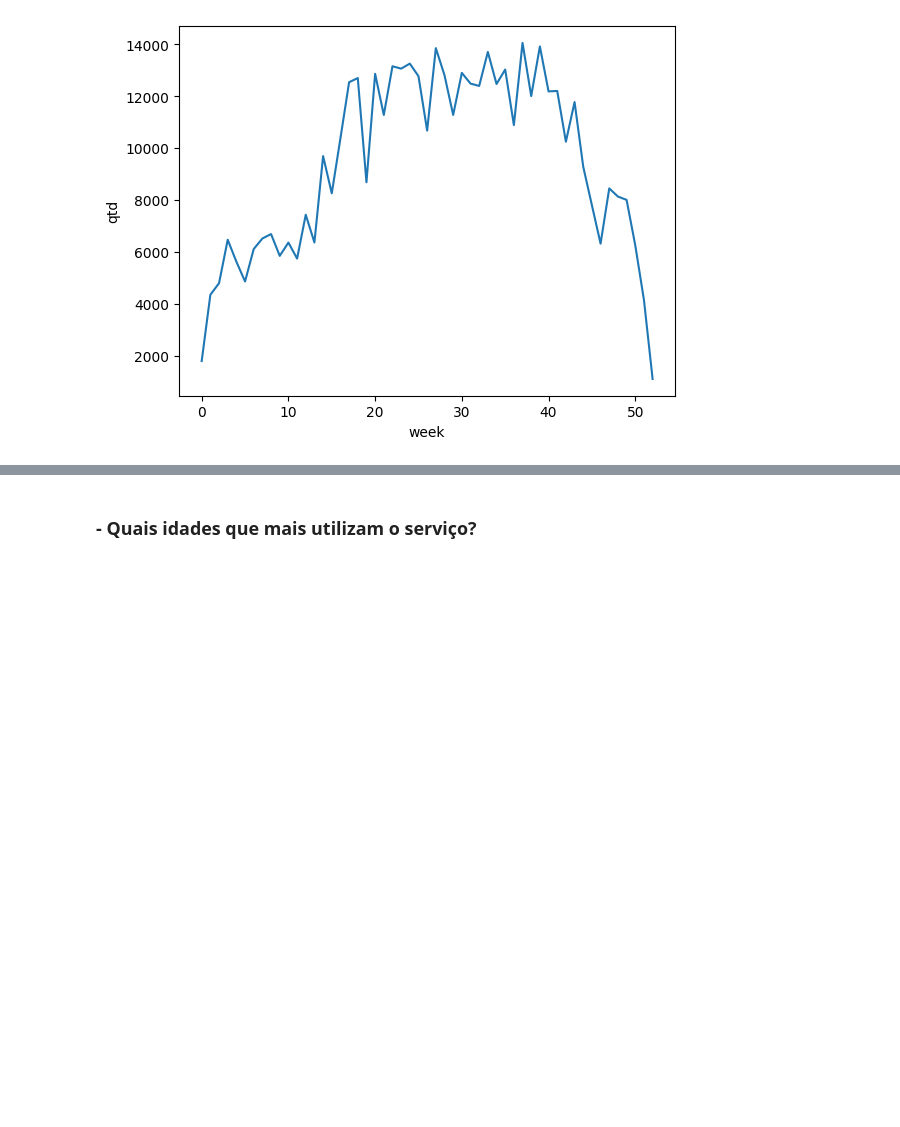
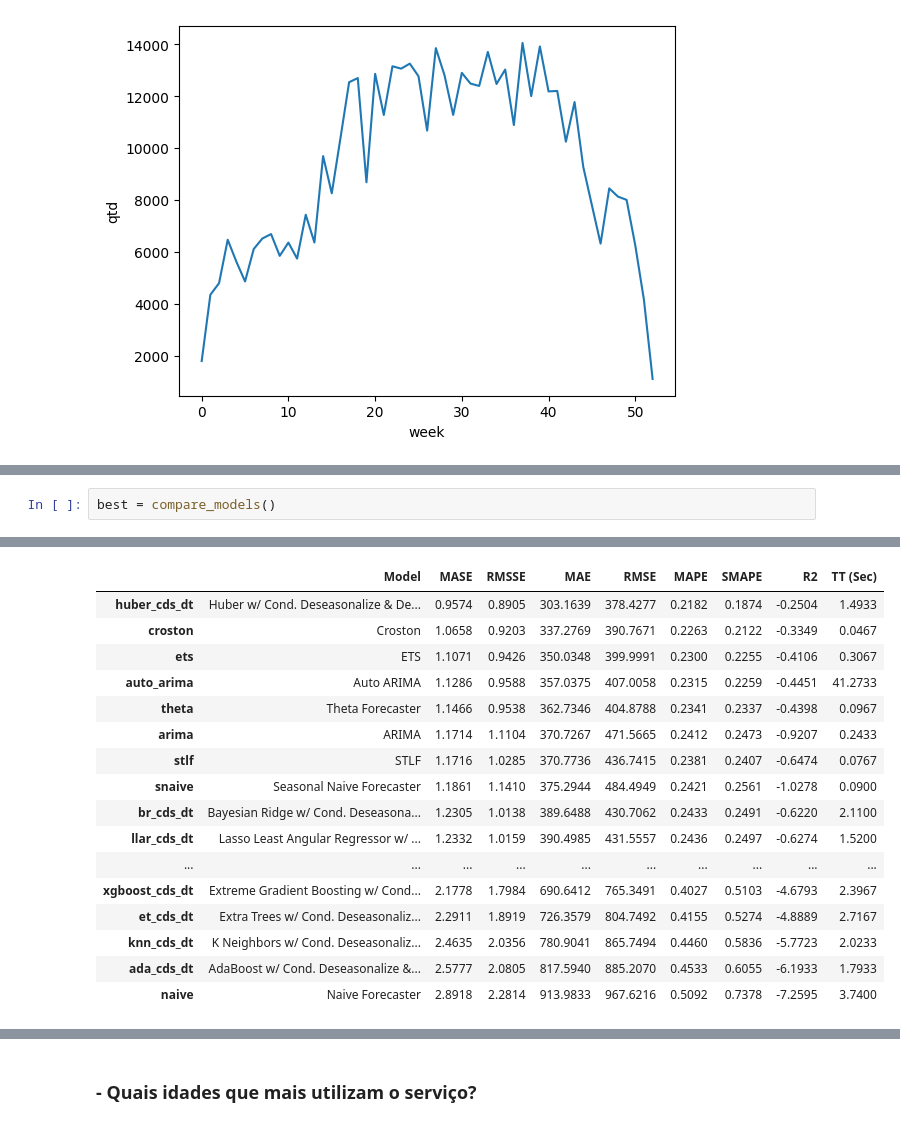
Before and after one commit to UFRJ-Analytica/analise-shared-bikes-ny, a Jupyter notebook: Exporacao 2023.1/Equipe 2/AnaliseBikes.ipynb, the cells around one changed output, grey strips where cells are left out. Saved outputs shown, nothing was run; the diff lists cells and outputs as text; blank space fills up the shorter version.

```diff
--- a/Exporacao 2023.1/Equipe 2/AnaliseBikes.ipynb
+++ b/Exporacao 2023.1/Equipe 2/AnaliseBikes.ipynb
@@ -653,0 +832,3 @@ sns.lineplot(x='week', y='qtd', data=df_semanal_anual_2018)
+# %%
+best = compare_models()
+# %% [output]
@@ -653,0 +836,17 @@ sns.lineplot(x='week', y='qtd', data=df_semanal_anual_2018)
+|  | Model | MASE | RMSSE | MAE | RMSE | MAPE | SMAPE | R2 | TT (Sec) |
+| huber_cds_dt | Huber w/ Cond. Deseasonalize & De... | 0.9574 | 0.8905 | 303.1639 | 378.4277 | 0.2182 | 0.1874 | -0.2504 | 1.4933 |
+| croston | Croston | 1.0658 | 0.9203 | 337.2769 | 390.7671 | 0.2263 | 0.2122 | -0.3349 | 0.0467 |
+| ets | ETS | 1.1071 | 0.9426 | 350.0348 | 399.9991 | 0.2300 | 0.2255 | -0.4106 | 0.3067 |
+| auto_arima | Auto ARIMA | 1.1286 | 0.9588 | 357.0375 | 407.0058 | 0.2315 | 0.2259 | -0.4451 | 41.2733 |
+| theta | Theta Forecaster | 1.1466 | 0.9538 | 362.7346 | 404.8788 | 0.2341 | 0.2337 | -0.4398 | 0.0967 |
+| arima | ARIMA | 1.1714 | 1.1104 | 370.7267 | 471.5665 | 0.2412 | 0.2473 | -0.9207 | 0.2433 |
+| stlf | STLF | 1.1716 | 1.0285 | 370.7736 | 436.7415 | 0.2381 | 0.2407 | -0.6474 | 0.0767 |
+| snaive | Seasonal Naive Forecaster | 1.1861 | 1.1410 | 375.2944 | 484.4949 | 0.2421 | 0.2561 | -1.0278 | 0.0900 |
+| br_cds_dt | Bayesian Ridge w/ Cond. Deseasona... | 1.2305 | 1.0138 | 389.6488 | 430.7062 | 0.2433 | 0.2491 | -0.6220 | 2.1100 |
+| llar_cds_dt | Lasso Least Angular Regressor w/ ... | 1.2332 | 1.0159 | 390.4985 | 431.5557 | 0.2436 | 0.2497 | -0.6274 | 1.5200 |
+| ... | ... | ... | ... | ... | ... | ... | ... | ... | ... |
+| xgboost_cds_dt | Extreme Gradient Boosting w/ Cond... | 2.1778 | 1.7984 | 690.6412 | 765.3491 | 0.4027 | 0.5103 | -4.6793 | 2.3967 |
+| et_cds_dt | Extra Trees w/ Cond. Deseasonaliz... | 2.2911 | 1.8919 | 726.3579 | 804.7492 | 0.4155 | 0.5274 | -4.8889 | 2.7167 |
+| knn_cds_dt | K Neighbors w/ Cond. Deseasonaliz... | 2.4635 | 2.0356 | 780.9041 | 865.7494 | 0.4460 | 0.5836 | -5.7723 | 2.0233 |
+| ada_cds_dt | AdaBoost w/ Cond. Deseasonalize &... | 2.5777 | 2.0805 | 817.5940 | 885.2070 | 0.4533 | 0.6055 | -6.1933 | 1.7933 |
+| naive | Naive Forecaster | 2.8918 | 2.2814 | 913.9833 | 967.6216 | 0.5092 | 0.7378 | -7.2595 | 3.7400 |
```
Also changed, not shown: parts of 47 cells of this notebook.
